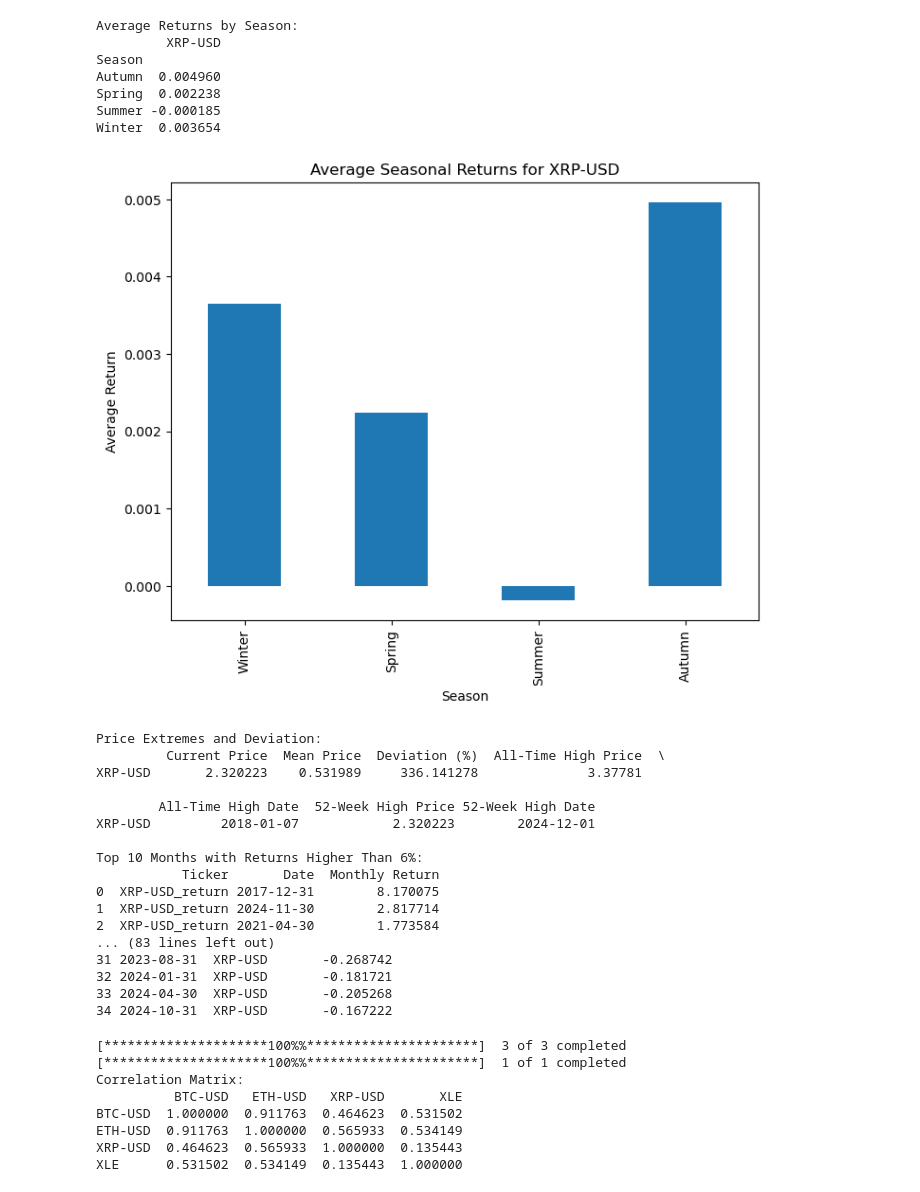
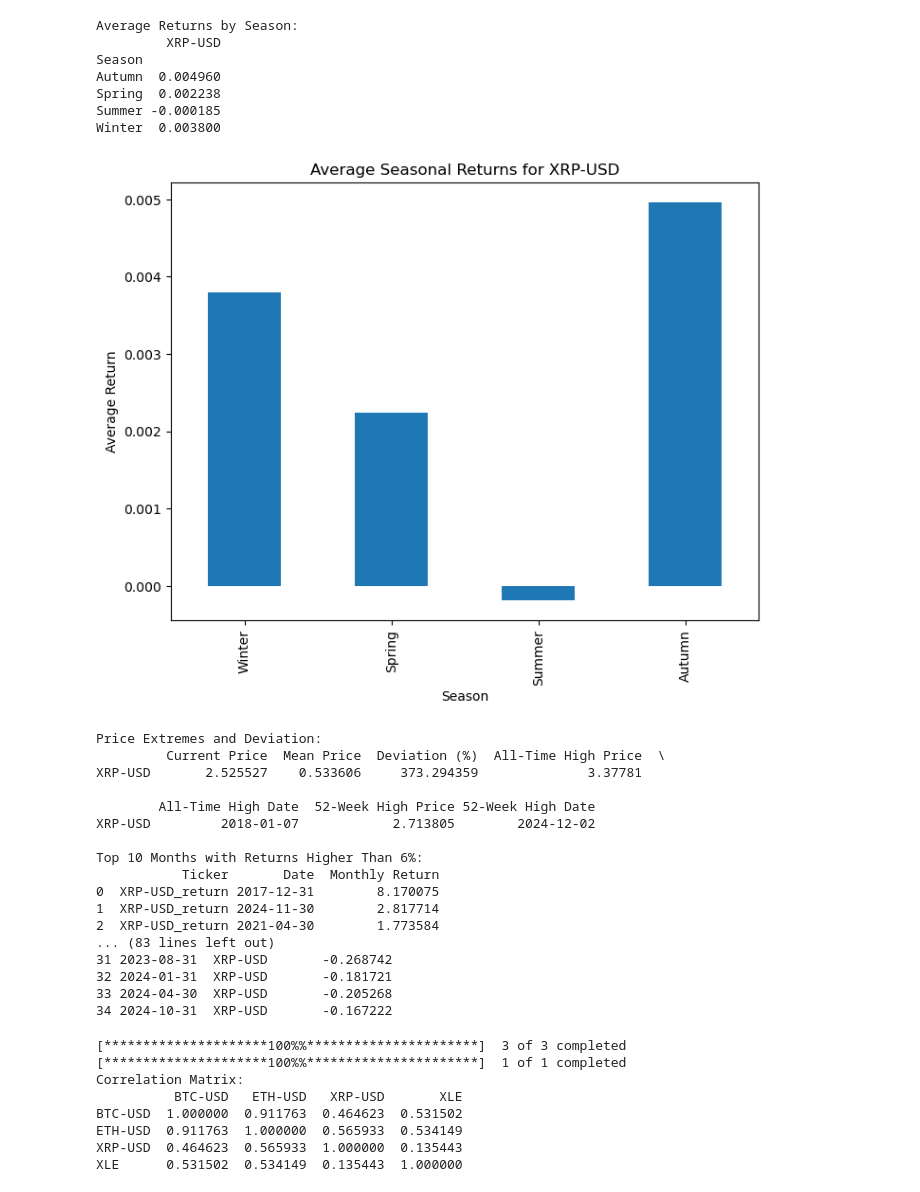
Before and after one commit to QuarksG/Stock-Parse, a Jupyter notebook: Asset_auidt.ipynb, the cells around one changed output. Cells and saved outputs as stored; diff of their text form; code cells hidden in the pictures.

```diff
--- a/Asset_auidt.ipynb
+++ b/Asset_auidt.ipynb
@@ -226,7 +226,7 @@ class AssetAnalysis:
 
 
 tickers = 'XRP-USD'
-analysis = AssetAnalysis(tickers, start_date='2010-01-01', end_date='2024-12-02')
+analysis = AssetAnalysis(tickers, start_date='2010-01-01', end_date='2024-12-04')
 
 annual_summary = analysis.annual_statistics()
 print("Annual Mean, Median, and Mode of Prices:")
@@ -298,18 +298,18 @@ Year
 [figure]
 Average Returns by Season:
          XRP-USD
 Season
 Autumn  0.004960
 Spring  0.002238
 Summer -0.000185
-Winter  0.003654
+Winter  0.003800
-[figure, old version]
+[figure, new version]
 Price Extremes and Deviation:
          Current Price  Mean Price  Deviation (%)  All-Time High Price  \
-XRP-USD       2.320223    0.531989     336.141278              3.37781
+XRP-USD       2.525527    0.533606     373.294359              3.37781
 
         All-Time High Date  52-Week High Price 52-Week High Date
-XRP-USD         2018-01-07            2.320223        2024-12-01
+XRP-USD         2018-01-07            2.713805        2024-12-02
 
 Top 10 Months with Returns Higher Than 6%:
            Ticker       Date  Monthly Return
```
Also changed, not shown: parts of 4 cells of this notebook.
